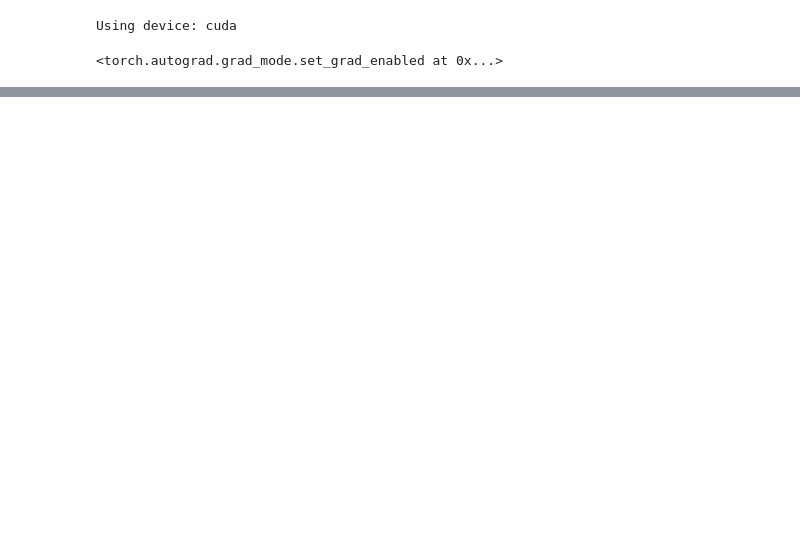
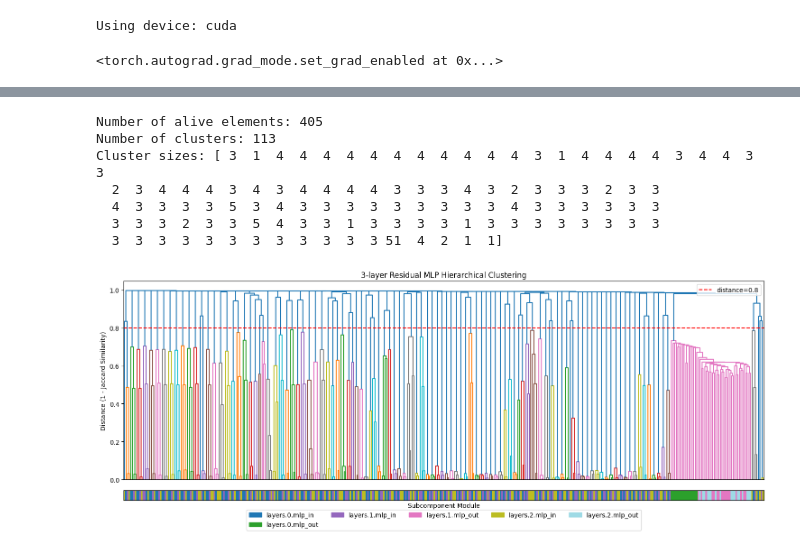
Before and after one commit to mivanit/apd, a Jupyter notebook: notebooks/dev_grouping.ipynb, the cells around one changed output, grey strips where cells are left out. Cells and saved outputs as stored; diff of their text form; code cells hidden in the pictures; blank space fills up the shorter version.

```diff
--- a/notebooks/dev_grouping.ipynb
+++ b/notebooks/dev_grouping.ipynb
@@ -189,0 +407,27 @@ plt.show()
+# %%
+
+
+
+MODEL_PATH = "/nlp/scr/nathu/apd/resid_mlp/out/randrecon1.00e+00_p2.00e+00_lpsp5.00e-06_m400_sd1_lr1.00e-03_bs2048_gtscaled_sigmoid_gate_mlp_ft102_lay3_resid1000_mlp17_20250620_160724_714/model_120000.pth"
+# Load the decomposition model
+comp_model, config, _ = ComponentModel.from_pretrained(MODEL_PATH)
+comp_model.to(device)
+target_model = comp_model.model
+
+
+dataset = ResidualMLPDataset(
+    n_features=target_model.config.n_features,
+    feature_probability=config.task_config.feature_probability,
+    device=device,
+    calc_labels=False,  # Our labels will be the output of the target model
+    label_type=None,
+    act_fn_name=None,
+    label_fn_seed=None,
+    label_coeffs=None,
+    data_generation_type=config.task_config.data_generation_type,
+    synced_inputs=None,
+)
+data_loader = DatasetGeneratedDataLoader(
+    dataset=dataset,
+    batch_size=1000,
+    shuffle=False,)
@@ -189,0 +436,27 @@ plt.show()
+# %%
+results = collect_coactivations(
+    comp_model=comp_model,
+    data_loader=data_loader,
+    module_groups= [['layers.0.mlp_in', 'layers.0.mlp_out', 'layers.1.mlp_in', 'layers.1.mlp_out', 'layers.2.mlp_in', 'layers.2.mlp_out']],
+    n_samples=500000,
+    activation_threshold=0.1,
+)
+# %%
+fig, clusters, Z, alive_mask = plot_clustering_from_results(
+    results,
+    group_key='group_0',
+    linkage_method='average', #complete
+    threshold=0.8,
+    title = '3-layer Residual MLP Hierarchical Clustering',
+    min_alive_counts = 500,
+    figsize=(15, 6),
+)
+# %% [output]
+Number of alive elements: 405
+Number of clusters: 113
+Cluster sizes: [ 3  1  4  4  4  4  4  4  4  4  4  4  4  3  1  4  4  4  4  3  4  4  3  3
+  2  3  4  4  4  3  4  3  4  4  4  4  3  3  3  4  3  2  3  3  3  2  3  3
+  4  3  3  3  3  5  3  4  3  3  3  3  3  3  3  3  3  4  3  3  3  3  3  3
+  3  3  3  2  3  3  5  4  3  3  1  3  3  3  3  1  3  3  3  3  3  3  3  3
+  3  3  3  3  3  3  3  3  3  3  3  3 51  4  2  1  1]
+[figure, added]
```
Also changed, not shown: parts of 20 cells of this notebook.
